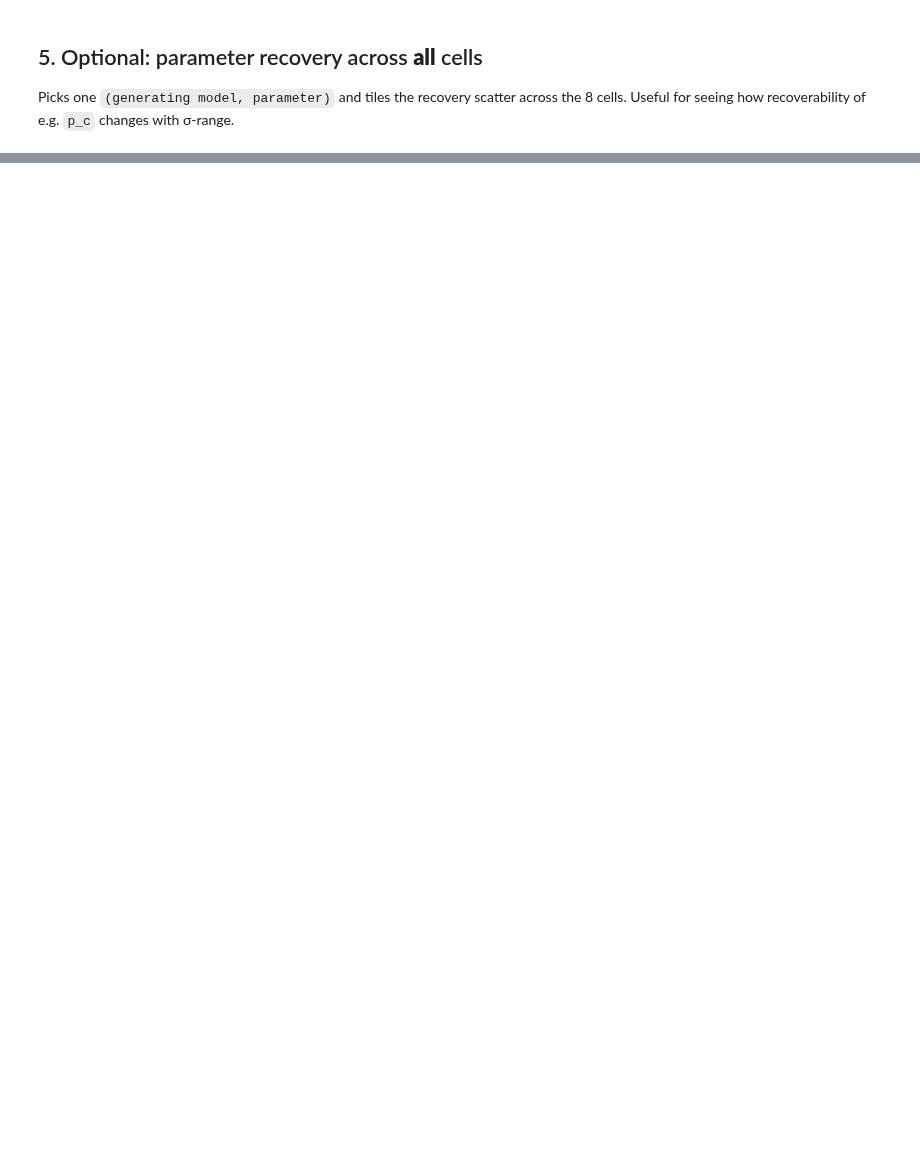
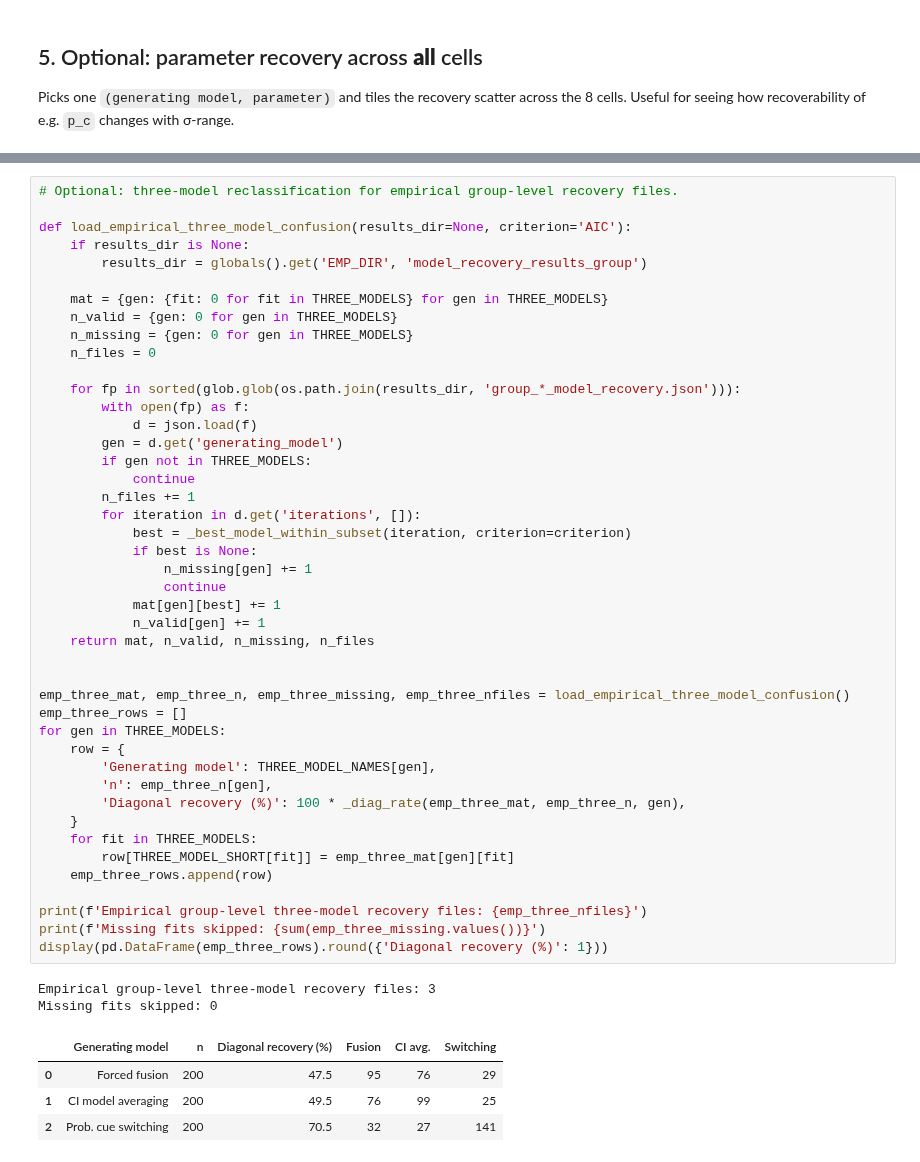
Before and after one commit to omeryildiran/av-dur-estimation, a Jupyter notebook: grid_recovery_summary.ipynb, the cells around one changed output, grey strips where cells are left out. Drawn from its saved outputs; the diff is of its cells as text; blank space fills up the shorter version.

```diff
--- a/grid_recovery_summary.ipynb
+++ b/grid_recovery_summary.ipynb
@@ -572,0 +801,51 @@ plot_param_recovery_all_cells(ALL_GEN_MODEL, ALL_PARAM)
+# %%
+# Optional: three-model reclassification for empirical group-level recovery files.
+
+def load_empirical_three_model_confusion(results_dir=None, criterion='AIC'):
+    if results_dir is None:
+        results_dir = globals().get('EMP_DIR', 'model_recovery_results_group')
+
+    mat = {gen: {fit: 0 for fit in THREE_MODELS} for gen in THREE_MODELS}
+    n_valid = {gen: 0 for gen in THREE_MODELS}
+    n_missing = {gen: 0 for gen in THREE_MODELS}
+    n_files = 0
+
+    for fp in sorted(glob.glob(os.path.join(results_dir, 'group_*_model_recovery.json'))):
+        with open(fp) as f:
+            d = json.load(f)
+        gen = d.get('generating_model')
+        if gen not in THREE_MODELS:
+            continue
+        n_files += 1
+        for iteration in d.get('iterations', []):
+            best = _best_model_within_subset(iteration, criterion=criterion)
+            if best is None:
+                n_missing[gen] += 1
+                continue
+            mat[gen][best] += 1
+            n_valid[gen] += 1
+    return mat, n_valid, n_missing, n_files
+
+
+emp_three_mat, emp_three_n, emp_three_missing, emp_three_nfiles = load_empirical_three_model_confusion()
+emp_three_rows = []
+for gen in THREE_MODELS:
+    row = {
+        'Generating model': THREE_MODEL_NAMES[gen],
+        'n': emp_three_n[gen],
+        'Diagonal recovery (%)': 100 * _diag_rate(emp_three_mat, emp_three_n, gen),
+    }
+    for fit in THREE_MODELS:
+        row[THREE_MODEL_SHORT[fit]] = emp_three_mat[gen][fit]
+    emp_three_rows.append(row)
+
+print(f'Empirical group-level three-model recovery files: {emp_three_nfiles}')
+print(f'Missing fits skipped: {sum(emp_three_missing.values())}')
+display(pd.DataFrame(emp_three_rows).round({'Diagonal recovery (%)': 1}))
+# %% [output]
+Empirical group-level three-model recovery files: 3
+Missing fits skipped: 0
+|  | Generating model | n | Diagonal recovery (%) | Fusion | CI avg. | Switching |
+| 0 | Forced fusion | 200 | 47.5 | 95 | 76 | 29 |
+| 1 | CI model averaging | 200 | 49.5 | 76 | 99 | 25 |
+| 2 | Prob. cue switching | 200 | 70.5 | 32 | 27 | 141 |
```
Also changed, not shown: parts of 8 cells of this notebook, 34 other files.
